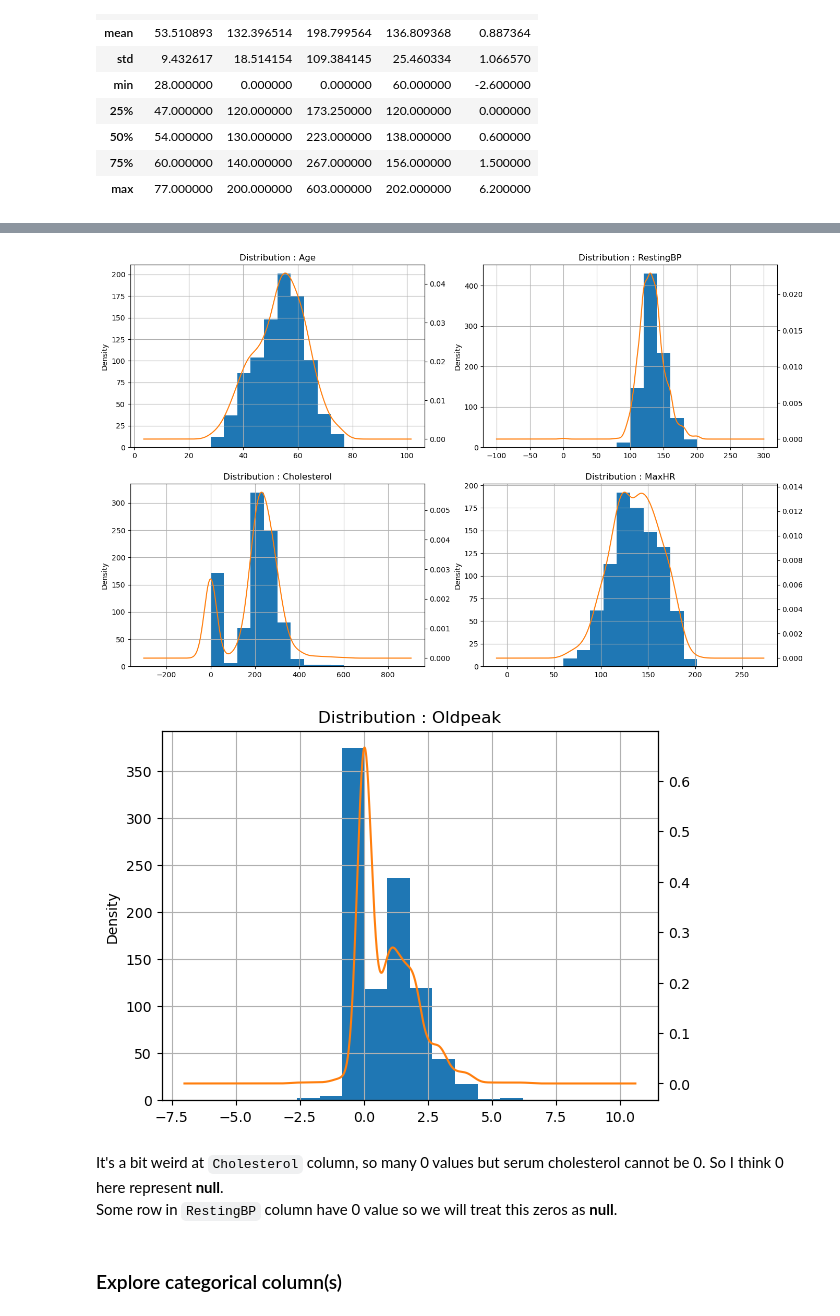
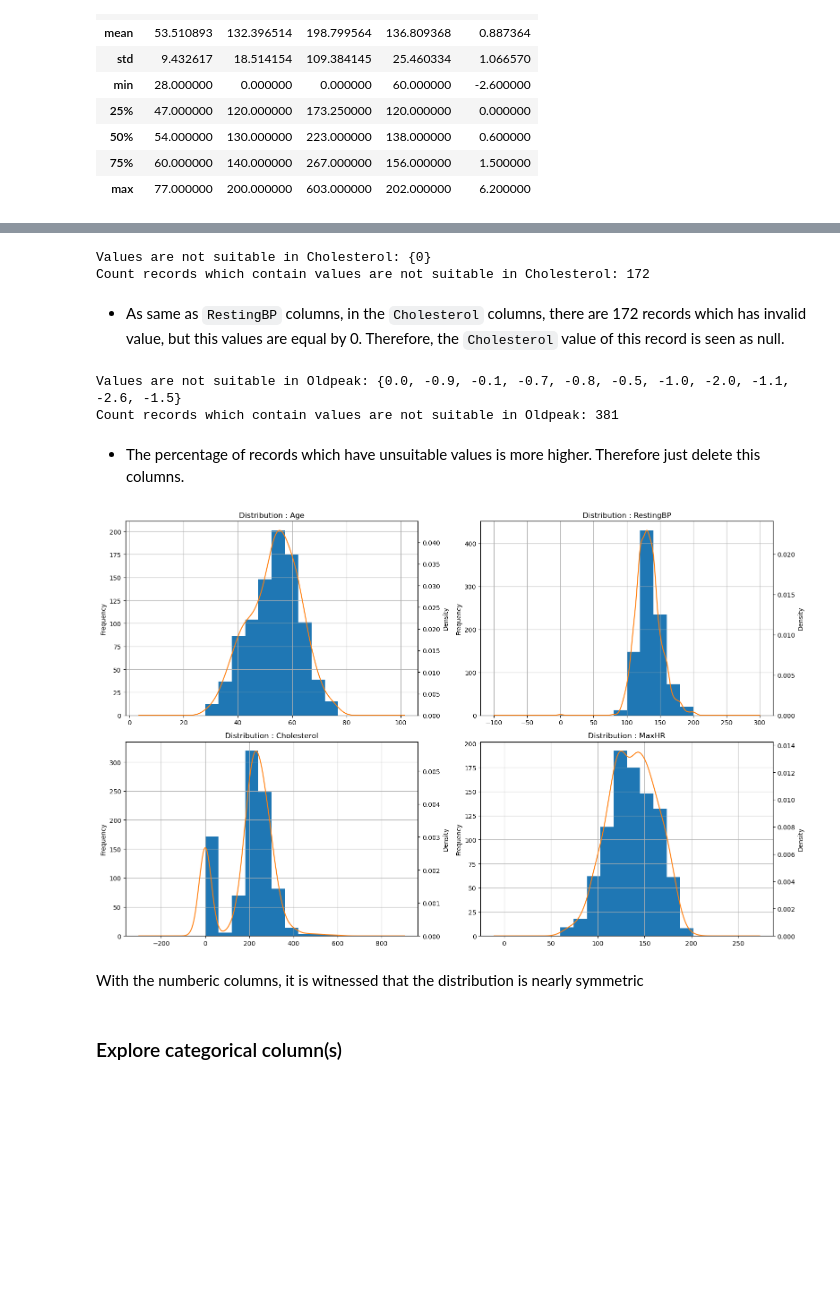
Before and after one commit to vntan/HeartFailureAnalysis, a Jupyter notebook: HeartFailureAnalysis.ipynb, the cells around one changed output, grey strips where cells are left out. Saved outputs shown, nothing was run; the diff lists cells and outputs as text; code cells hidden in the pictures; blank space fills up the shorter version.

```diff
--- a/HeartFailureAnalysis.ipynb
+++ b/HeartFailureAnalysis.ipynb
@@ -192,23 +232,48 @@ heart_num_df.describe()
+# %%
+#Cholesterol
+values_not_suit = heart_num_df[heart_num_df["Cholesterol"] <= 60.3]["Cholesterol"].to_list()
+print(f'Values are not suitable in Cholesterol: {set(values_not_suit)}')
+print(f'Count records which contain values are not suitable in Cholesterol: {len(values_not_suit)}')
+# %% [output]
+Values are not suitable in Cholesterol: {0}
+Count records which contain values are not suitable in Cholesterol: 172
+# %% [markdown]
+* As same as `RestingBP` columns, in the `Cholesterol` columns, there are 172 records which has invalid value, but this values are equal by 0. Therefore, the `Cholesterol` value of this record is seen as null.
+# %%
+#Oldpeak
+values_not_suit = heart_num_df[heart_num_df["Oldpeak"] <= 0.04]["Oldpeak"].to_list()
+print(f'Values are not suitable in Oldpeak: {set(values_not_suit)}')
+print(f'Count records which contain values are not suitable in Oldpeak: {len(values_not_suit)}')
+# %% [output]
+Values are not suitable in Oldpeak: {0.0, -0.9, -0.1, -0.7, -0.8, -0.5, -1.0, -2.0, -1.1, -2.6, -1.5}
+Count records which contain values are not suitable in Oldpeak: 381
+# %% [markdown]
+* The percentage of records which have unsuitable values is more higher. Therefore just delete this columns.
+# %%
+heart_df = heart_df.drop(columns=["Oldpeak"])
+numeric_cols_df = heart_df.select_dtypes(exclude=[object, bool])
 # %%
-fig, axs = plt.subplots(nrows = 2,ncols = 2,figsize = (16,10))
-for i in range(len(heart_num_col) - 1):
-    plt.subplot(2,2,i+1)
-    ax = heart_num_df[heart_num_col[i]].plot(kind='hist')
-    heart_num_df[heart_num_col[i]].plot(kind='kde', ax=ax, secondary_y=True, grid=True)
-    title = 'Distribution : ' + heart_num_col[i]
+fig, axs = plt.subplots(nrows = 2,ncols = 2, figsize = (16,10))
+
+for i in range(numeric_cols_df.shape[-1]):
+
+    ax = axs[i//2, i%2]
+
+    ax1 = numeric_cols_df.iloc[:, i].plot(kind='hist', ax = ax)
+    ax2 = numeric_cols_df.iloc[:, i].plot(kind='kde', ax=ax, secondary_y=True, grid=True)
+
+    ax1.set_ylabel('Frequency')
+    ax2.set_ylabel('Density')
+    ax2.set_ylim(0)
+
+    title = 'Distribution : ' + numeric_cols_df.columns[i]
     plt.title(title)
 
-fig = plt.figure()
-ax = heart_num_df[heart_num_col[-1]].plot(kind='hist')
-heart_num_df[heart_num_col[-1]].plot(kind='kde', ax=ax, secondary_y=True, grid=True)
-title = 'Distribution : ' + heart_num_col[-1]
-plt.title(title);
+fig.tight_layout()
 # %% [output]
-[figure, old version]
+[figure, new version]
-[figure, removed]
 # %% [markdown]
-It's a bit weird at `Cholesterol` column, so many 0 values but serum cholesterol cannot be 0. So I think 0 here represent **null**.
-Some row in `RestingBP` column have 0 value so we will treat this zeros as **null**.
+With the numberic columns, it is witnessed that the distribution is nearly symmetric
 # %% [markdown]
 ### Explore categorical column(s)
 # %%
```
Also changed, not shown: parts of 28 cells of this notebook.
